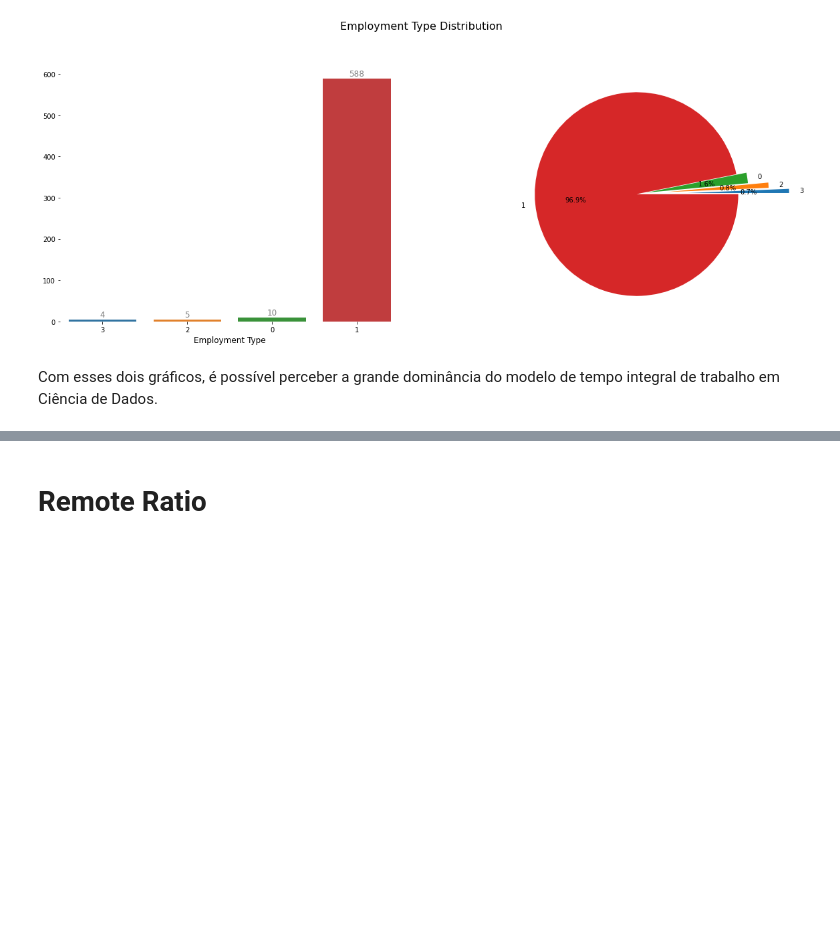
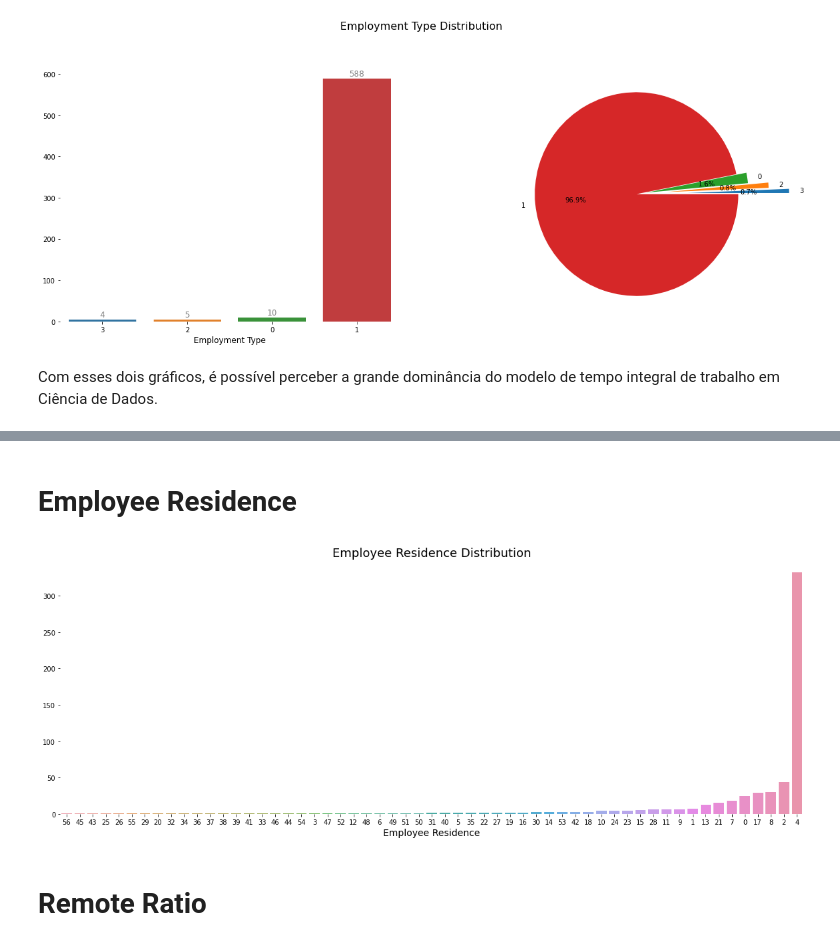
Before and after one commit to leotanaka4/ds-job-salaries, a Jupyter notebook: main.ipynb, the cells around one changed output, grey strips where cells are left out. Saved outputs shown, nothing was run; the diff lists cells and outputs as text; code cells hidden in the pictures; blank space fills up the shorter version.

```diff
--- a/main.ipynb
+++ b/main.ipynb
@@ -603,3 +615,9 @@ Com esses dois gráficos, é possível perceber a grande dominância do modelo d
+# %% [markdown]
+# Employee Residence
+# %%
+univariate_single_plot(x="employee_residence", xlabel="Employee Residence")
+# %% [output]
+[figure, added]
 # %% [markdown]
 # Remote Ratio
 # %%
```
Also changed, not shown: parts of 18 cells of this notebook.
